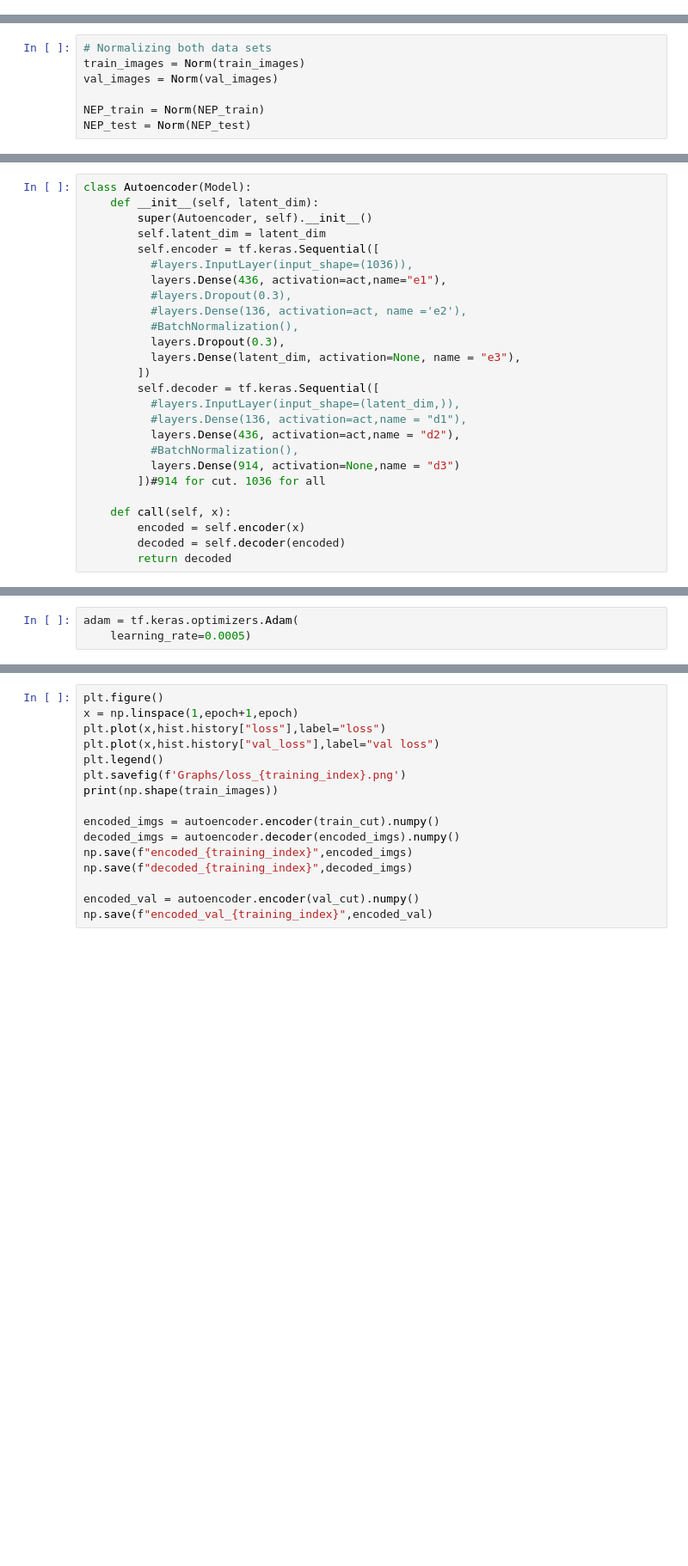
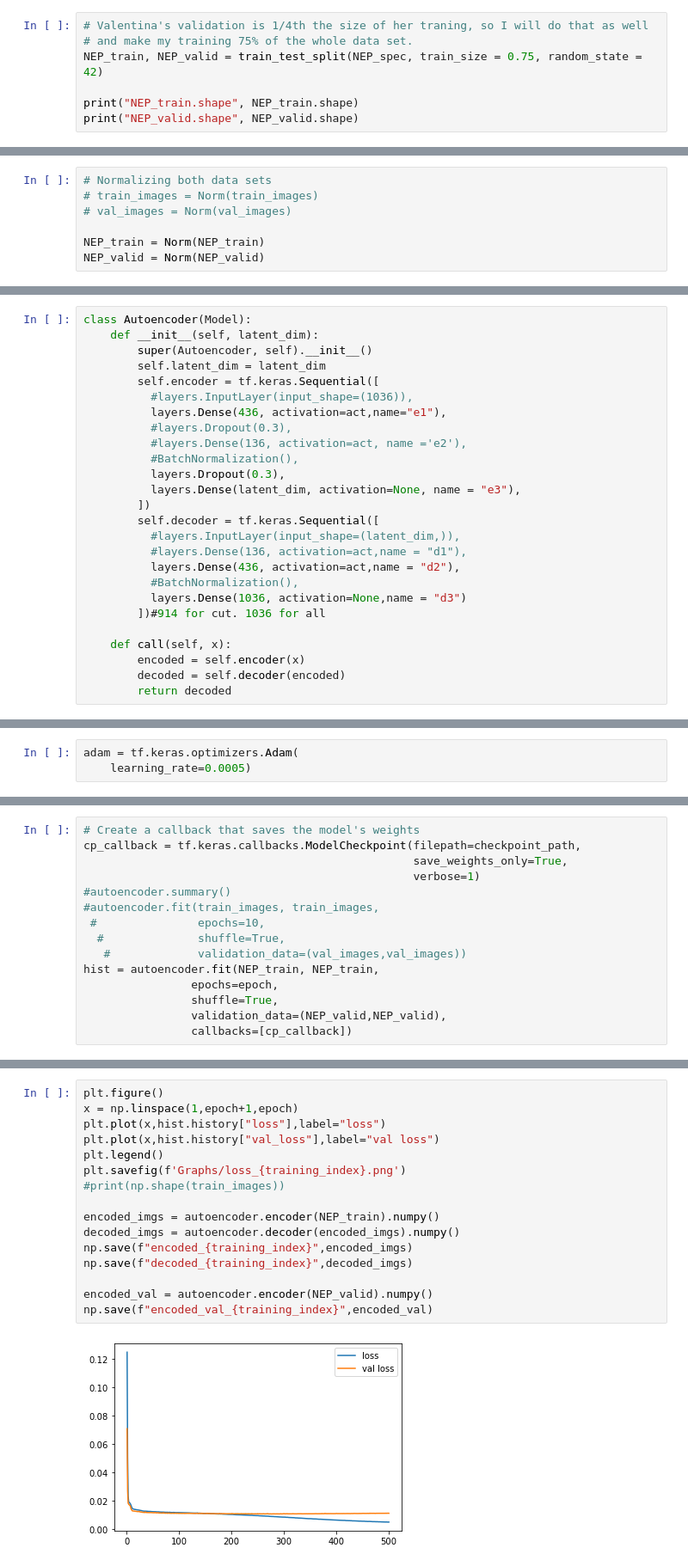
Before and after one commit to nickdavila/LAE-ML-Classification, a Jupyter notebook: Modified_ValentinaAutoEnc.ipynb, the cells around one changed output, grey strips where cells are left out. Shown: that part at 86% size. Saved outputs shown, nothing was run; the diff lists cells and outputs as text; blank space fills up the shorter version.

Commit message:
Update Modified_ValentinaAutoEnc.ipynb
Added notes and ran my first time all the way through! Got plots :) really excited :+1:

```diff
--- a/Modified_ValentinaAutoEnc.ipynb
+++ b/Modified_ValentinaAutoEnc.ipynb
@@ -265,0 +266,7 @@ NEP_test.shape
+# %%
+# Valentina's validation is 1/4th the size of her traning, so I will do that as well
+# and make my training 75% of the whole data set.
+NEP_train, NEP_valid = train_test_split(NEP_spec, train_size = 0.75, random_state = 42)
+
+print("NEP_train.shape", NEP_train.shape)
+print("NEP_valid.shape", NEP_valid.shape)
@@ -280,8 +290,8 @@ def Norm(data):
     return np.array(new_data)
 # %%
 # Normalizing both data sets
-train_images = Norm(train_images)
-val_images = Norm(val_images)
+# train_images = Norm(train_images)
+# val_images = Norm(val_images)
 
 NEP_train = Norm(NEP_train)
-NEP_test = Norm(NEP_test)
+NEP_valid = Norm(NEP_valid)
@@ -325,7 +331,7 @@ class Autoencoder(Model):
           #layers.Dense(136, activation=act,name = "d1"),
           layers.Dense(436, activation=act,name = "d2"),
           #BatchNormalization(),
-          layers.Dense(914, activation=None,name = "d3")
+          layers.Dense(1036, activation=None,name = "d3")
         ])#914 for cut. 1036 for all
 
     def call(self, x):
@@ -391,0 +395,15 @@ hist = autoencoder.fit(train_cut, train_cut,
+# %%
+# Create a callback that saves the model's weights
+cp_callback = tf.keras.callbacks.ModelCheckpoint(filepath=checkpoint_path,
+                                                 save_weights_only=True,
+                                                 verbose=1)
+#autoencoder.summary()
+#autoencoder.fit(train_images, train_images,
+ #               epochs=10,
+  #              shuffle=True,
+   #             validation_data=(val_images,val_images))
+hist = autoencoder.fit(NEP_train, NEP_train,
+                epochs=epoch,
+                shuffle=True,
+                validation_data=(NEP_valid,NEP_valid),
+                callbacks=[cp_callback])
@@ -392,18 +428,20 @@ hist = autoencoder.fit(train_cut, train_cut,
 # %%
 plt.figure()
 x = np.linspace(1,epoch+1,epoch)
 plt.plot(x,hist.history["loss"],label="loss")
 plt.plot(x,hist.history["val_loss"],label="val loss")
 plt.legend()
 plt.savefig(f'Graphs/loss_{training_index}.png')
-print(np.shape(train_images))
+#print(np.shape(train_images))
 
-encoded_imgs = autoencoder.encoder(train_cut).numpy()
+encoded_imgs = autoencoder.encoder(NEP_train).numpy()
 decoded_imgs = autoencoder.decoder(encoded_imgs).numpy()
 np.save(f"encoded_{training_index}",encoded_imgs)
 np.save(f"decoded_{training_index}",decoded_imgs)
 
-encoded_val = autoencoder.encoder(val_cut).numpy()
+encoded_val = autoencoder.encoder(NEP_valid).numpy()
 np.save(f"encoded_val_{training_index}",encoded_val)
+# %% [output]
+[figure, added]
 # %%
 np.load("encoded_31_cut.npy")
```
Also changed, not shown: parts of 35 cells of this notebook.
